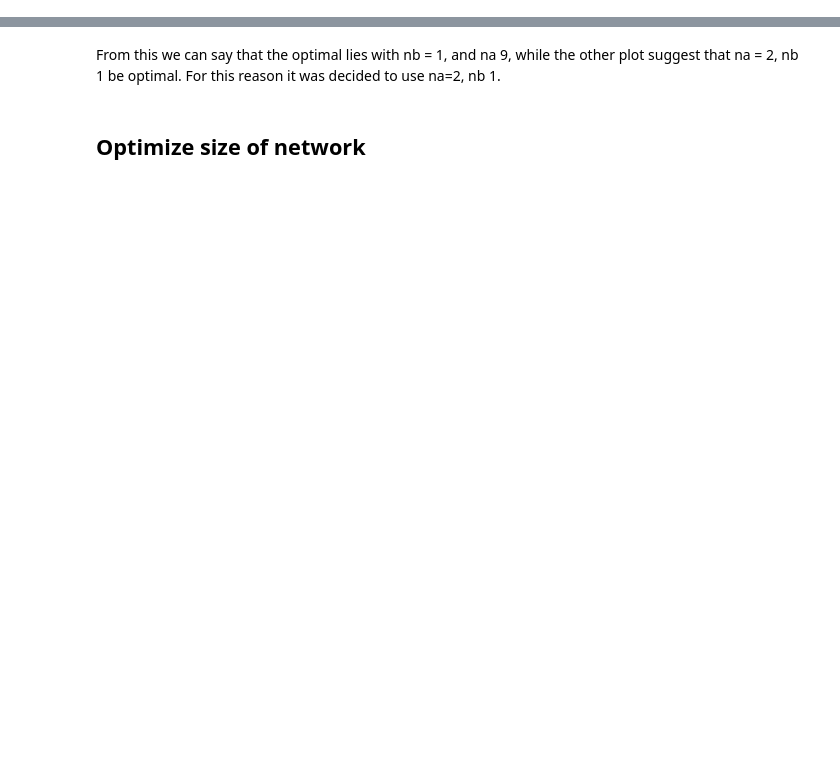
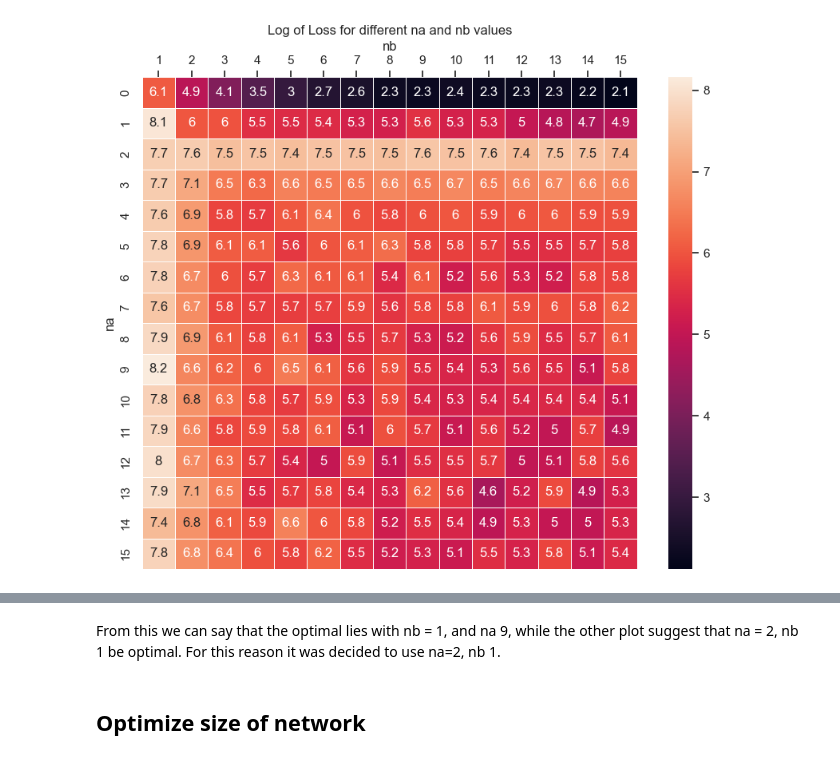
Before and after one commit to GerbenBeintema/gym-unbalanced-disk, a Jupyter notebook: OptimalNarx.ipynb, the cells around one changed output, grey strips where cells are left out. Saved outputs shown, nothing was run; the diff lists cells and outputs as text; code cells hidden in the pictures; blank space fills up the shorter version.

Commit message:
Add SNS figures

```diff
--- a/OptimalNarx.ipynb
+++ b/OptimalNarx.ipynb
@@ -49,11 +66,13 @@ import seaborn as sns
 # %%
 sns.set(rc={'figure.figsize': (10, 8)})
-ax = sns.heatmap(np.log(store_loss), annot=True, linewidths=.5)
+ax = sns.heatmap(-np.log(store_loss), annot=True, linewidths=.5)
 ax.set(xlabel='nb', ylabel='na')
 ax.set_xticklabels(np.arange(1, 16))
 ax.set_title('Log of Loss for different na and nb values')
 ax.xaxis.set_ticks_position('top')
 ax.xaxis.set_label_position('top')
+# %% [output]
+[figure, added]
 # %%
 sns.set(rc={'figure.figsize': (8, 5)})
 x = np.arange(1, 16)
```
Also changed, not shown: parts of 6 cells of this notebook.
